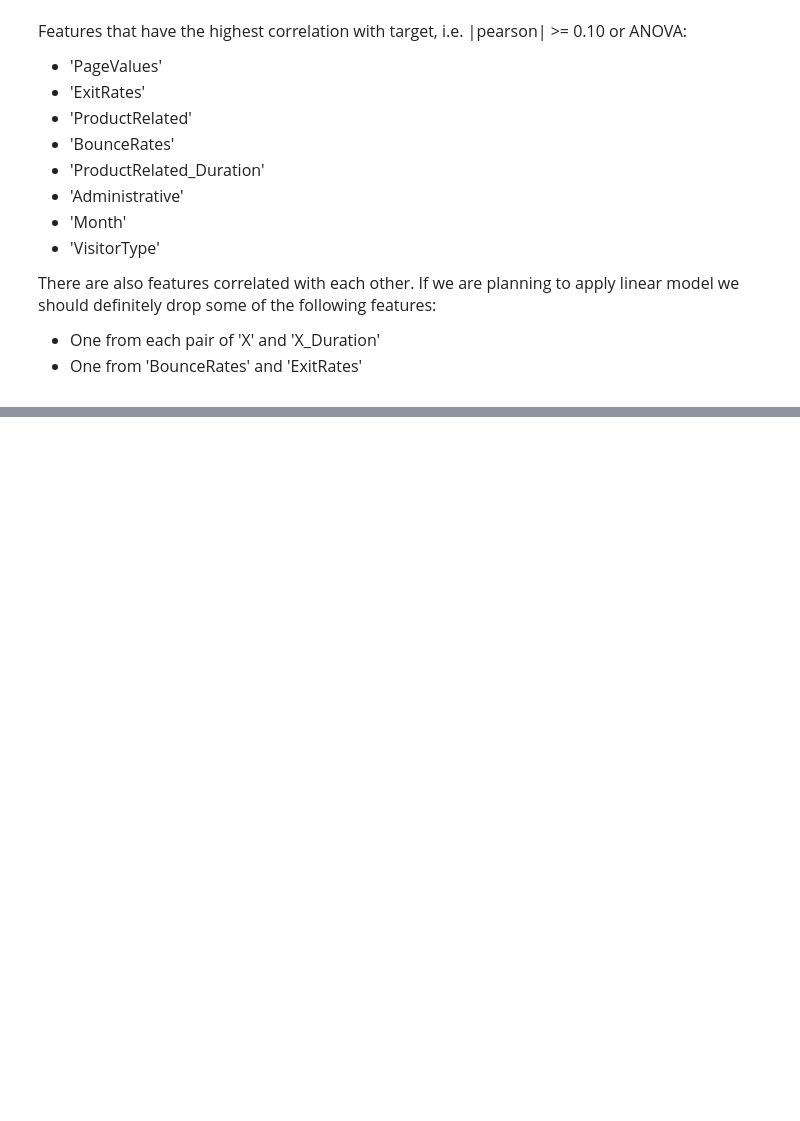
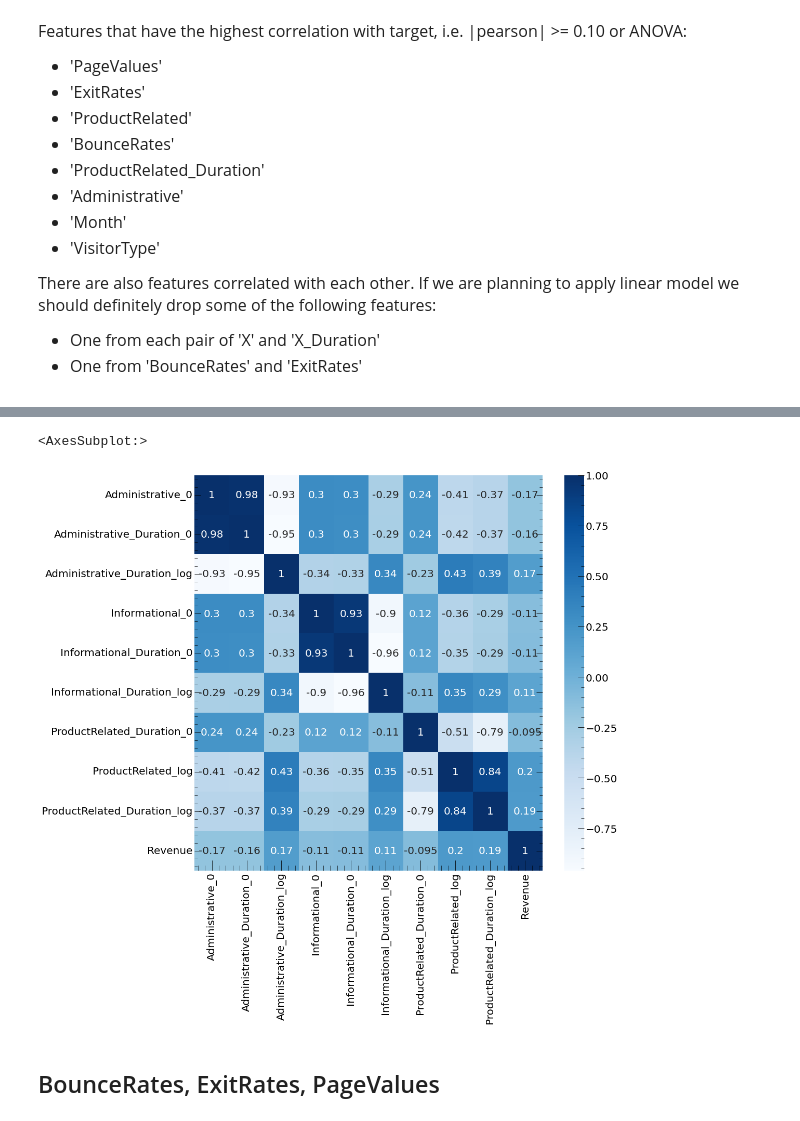
Before and after one commit to Sirnobaka/Online_Shoppers, a Jupyter notebook: Online_Shoppers.ipynb, the cells around one changed output, grey strips where cells are left out. Cells and saved outputs as stored; diff of their text form; code cells hidden in the pictures; blank space fills up the shorter version.

```diff
--- a/Online_Shoppers.ipynb
+++ b/Online_Shoppers.ipynb
@@ -1903,0 +1490,29 @@ df_importance.sort_values(by='CatBoost Importance', ascending=False)
+# %%
+# Administrative
+data['Administrative_0'] = data['Administrative'].apply(lambda x: int(x == 0))
+data['Administrative_Duration_0'] = data['Administrative_Duration'].apply(lambda x: int(x == 0))
+data['Administrative_Duration_log'] = data['Administrative_Duration'].apply(lambda x: np.log(x) if x > 0 else -1)
+
+# Informational
+data['Informational_0'] = data['Informational'].apply(lambda x: int(x == 0))
+data['Informational_Duration_0'] = data['Informational_Duration'].apply(lambda x: int(x == 0))
+data['Informational_Duration_log'] = data['Informational_Duration'].apply(lambda x: np.log(x) if x > 0 else -1)
+
+# ProductRelated
+data['ProductRelated_log'] = data['ProductRelated'].apply(lambda x: np.log(x) if x > 0 else -1)
+data['ProductRelated_Duration_0'] = data['ProductRelated_Duration'].apply(lambda x: int(x == 0))
+data['ProductRelated_Duration_log'] = data['ProductRelated_Duration'].apply(lambda x: np.log(x) if x > 0 else -1)
+# %%
+new_features = ['Administrative_0', 'Administrative_Duration_0', 'Administrative_Duration_log',
+               'Informational_0', 'Informational_Duration_0', 'Informational_Duration_log',
+               'ProductRelated_Duration_0', 'ProductRelated_log', 'ProductRelated_Duration_log']
+
+corr = data[new_features+['Revenue']].corr()
+
+plt.figure(figsize=(15, 14))
+sns.heatmap(corr, cmap="Blues", annot=True)
+# %% [output]
+<AxesSubplot:>
+[figure, added]
+# %% [markdown]
+## BounceRates, ExitRates, PageValues
```
Also changed, not shown: parts of 99 cells of this notebook.
